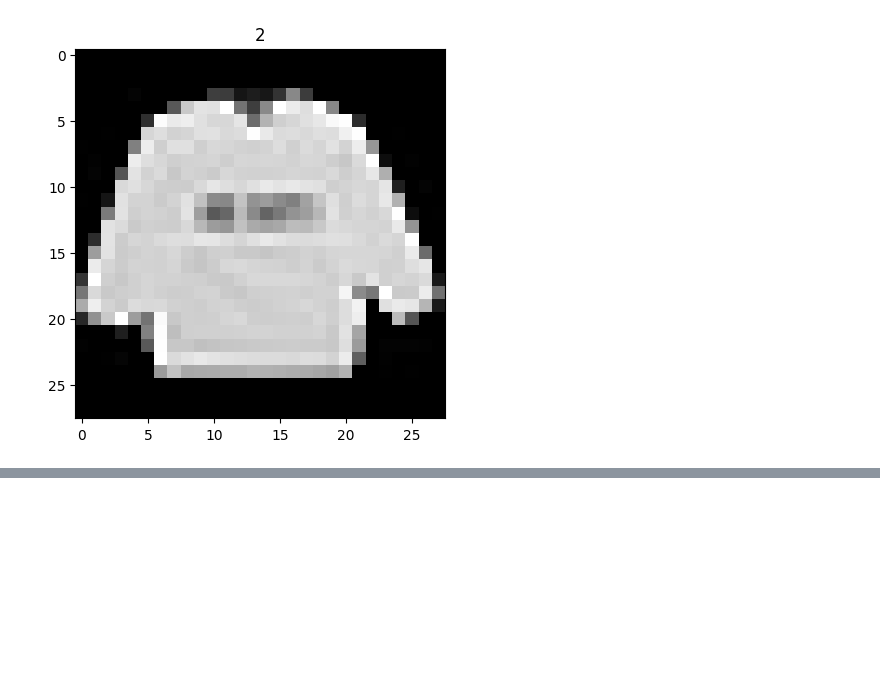
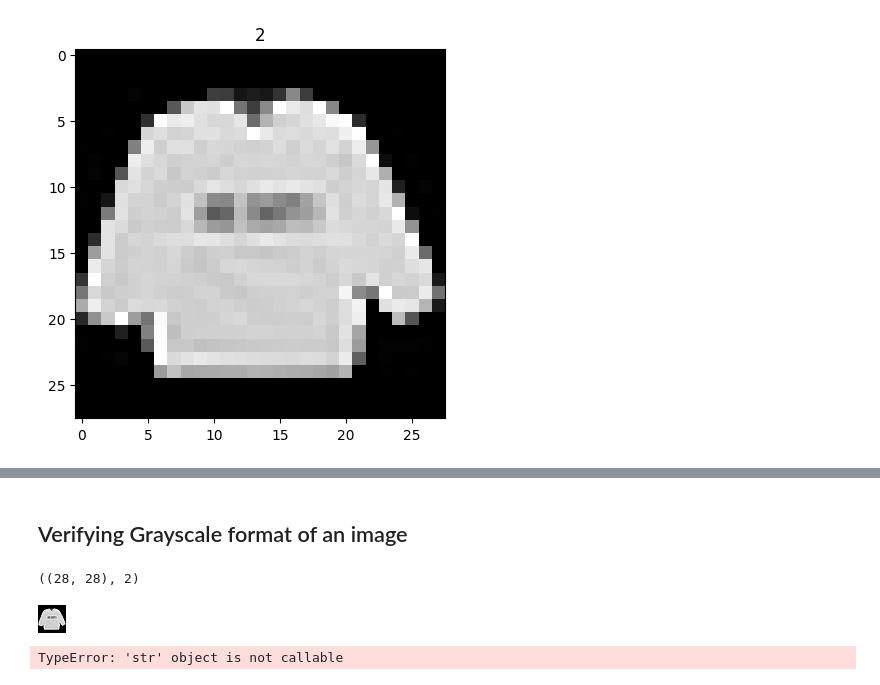
Before and after one commit to utkrshm/ieeecs-vit-r2-ml, a Jupyter notebook: lvl0.ipynb, the cells around one changed output, grey strips where cells are left out. Saved outputs shown, nothing was run; the diff lists cells and outputs as text; code cells hidden in the pictures; blank space fills up the shorter version.

```diff
--- a/lvl0.ipynb
+++ b/lvl0.ipynb
@@ -96,0 +144,20 @@ So, the image above is of a Pullover
+# %% [markdown]
+## Verifying Grayscale format of an image
+# %%
+img_arr = images[0]
+lbl = labels[0]
+
+img_arr.shape, lbl
+# %% [output]
+((28, 28), 2)
+# %%
+# Loading the array as a PIL.Image
+img = Image.fromarray(np.uint8(img_arr))    # Here, we are able to do it this simply because `img_arr` is in range 0-255
+img
+# %% [output]
+[figure, added]
+# %%
+# Checking the format of the image
+img.mode
+# %% [output]
+TypeError: 'str' object is not callable
```
Also changed, not shown: parts of 9 cells of this notebook.
